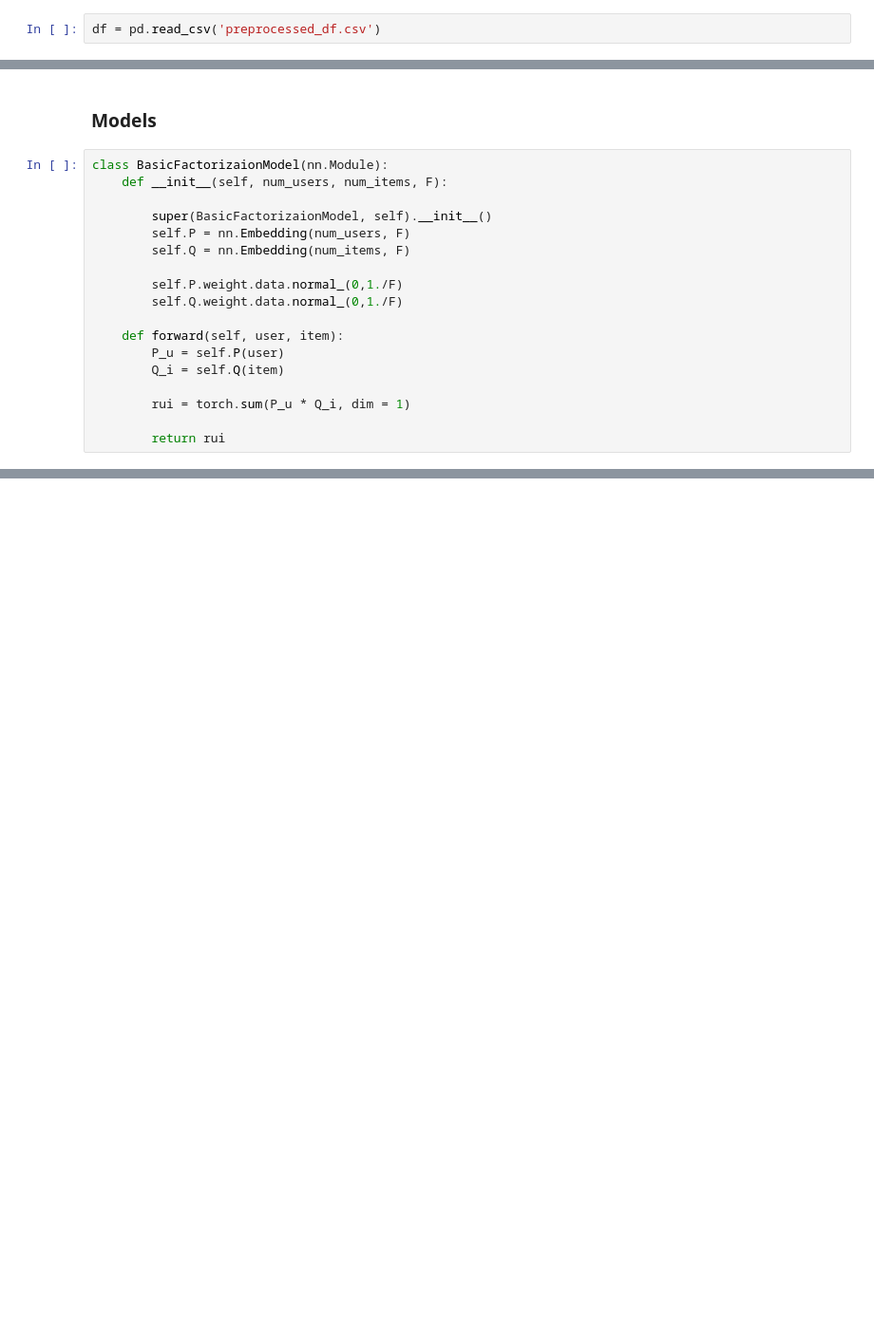
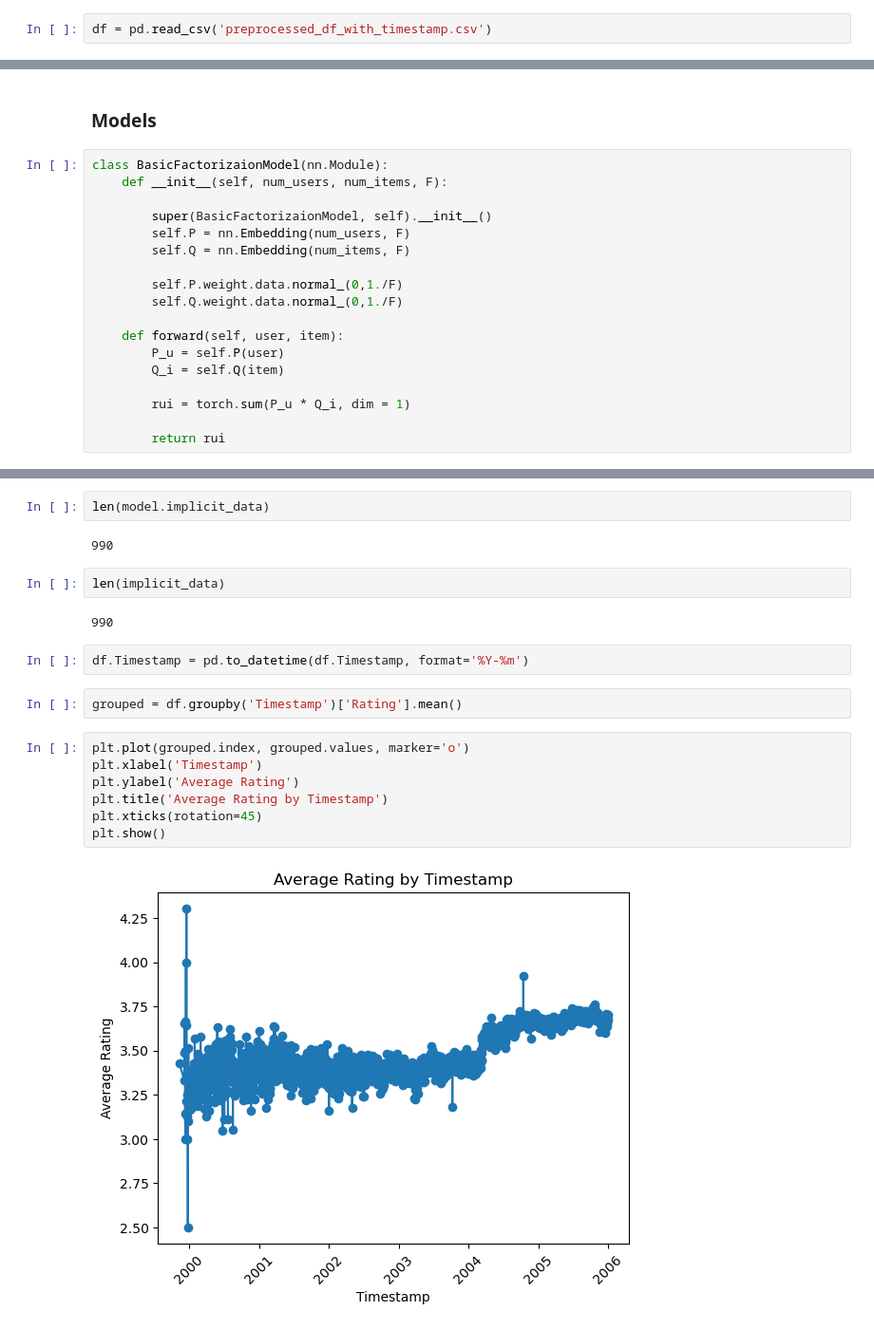
Before and after one commit to sangwu99/2023-Summer-Internship-DSAIL, a Jupyter notebook: Recsys/Netflix/Netflix.ipynb, the cells around one changed output, grey strips where cells are left out. Shown: that part at 95% size. Drawn from its saved outputs; the diff is of its cells as text; blank space fills up the shorter version.

Commit message:
chore: fix model

```diff
--- a/Recsys/Netflix/Netflix.ipynb
+++ b/Recsys/Netflix/Netflix.ipynb
@@ -154,7 +144,7 @@ df.to_csv('preprocessed_df.csv', index=False)
 # %% [markdown]
 ## MF
 # %%
-df = pd.read_csv('preprocessed_df.csv')
+df = pd.read_csv('preprocessed_df_with_timestamp.csv')
 # %%
 def predict(P, Q, mu, b_u, b_i, user, item):
     pred = mu + b_u[user] + b_i[item] + P[user, :].T.dot(Q[item, :])
@@ -534,0 +922,21 @@ class AdditionalInputSources(AddingBiases):
+# %%
+len(model.implicit_data)
+# %% [output]
+990
+# %%
+len(implicit_data)
+# %% [output]
+990
+# %%
+df.Timestamp = pd.to_datetime(df.Timestamp, format='%Y-%m')
+# %%
+grouped = df.groupby('Timestamp')['Rating'].mean()
+# %%
+plt.plot(grouped.index, grouped.values, marker='o')
+plt.xlabel('Timestamp')
+plt.ylabel('Average Rating')
+plt.title('Average Rating by Timestamp')
+plt.xticks(rotation=45)
+plt.show()
+# %% [output]
+[figure, added]
```
Also changed, not shown: parts of 32 cells of this notebook.
